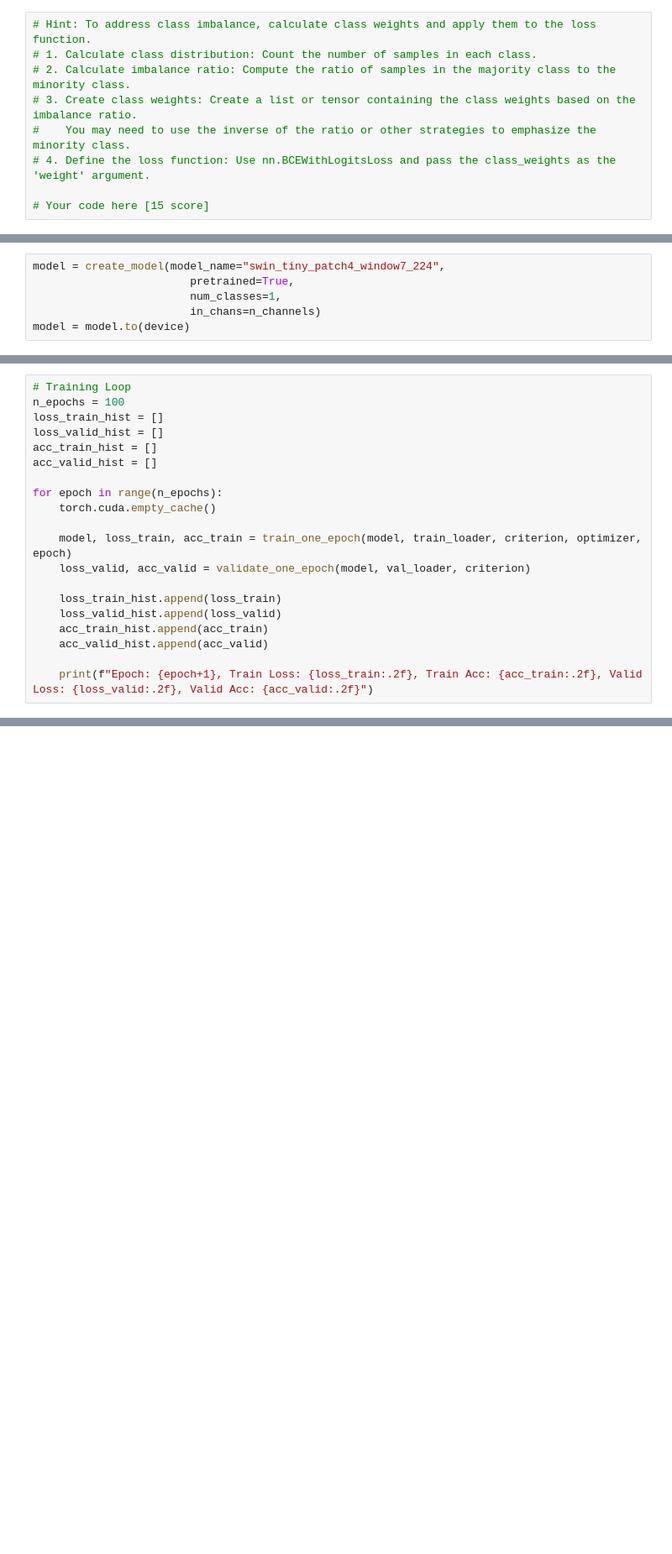
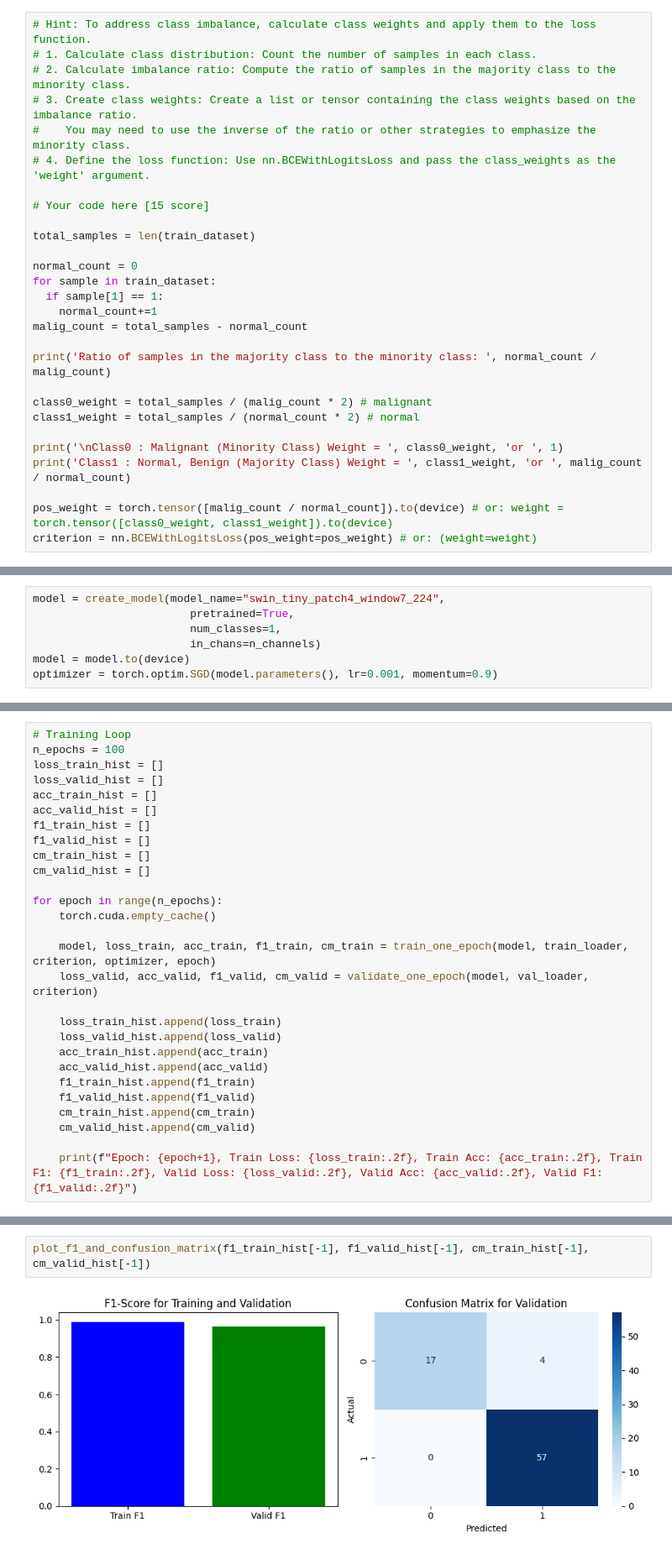
Before and after one commit to amirezzati/iabi, a Jupyter notebook: homeworks/HW5/pract/HW5_BreastMNIST_Classification.ipynb, the cells around one changed output, grey strips where cells are left out. Shown at 84% size. Saved outputs shown, nothing was run; the diff lists cells and outputs as text; blank space fills up the shorter version.

```diff
--- a/homeworks/HW5/pract/HW5_BreastMNIST_Classification.ipynb
+++ b/homeworks/HW5/pract/HW5_BreastMNIST_Classification.ipynb
@@ -452,3 +427,22 @@ To counter this, one approach is to use a weighted loss function during training
 # 4. Define the loss function: Use nn.BCEWithLogitsLoss and pass the class_weights as the 'weight' argument.
 
 # Your code here [15 score]
+
+total_samples = len(train_dataset)
+
+normal_count = 0
+for sample in train_dataset:
+  if sample[1] == 1:
+    normal_count+=1
+malig_count = total_samples - normal_count
+
+print('Ratio of samples in the majority class to the minority class: ', normal_count / malig_count)
+
+class0_weight = total_samples / (malig_count * 2) # malignant
+class1_weight = total_samples / (normal_count * 2) # normal
+
+print('\nClass0 : Malignant (Minority Class) Weight = ', class0_weight, 'or ', 1)
+print('Class1 : Normal, Benign (Majority Class) Weight = ', class1_weight, 'or ', malig_count / normal_count)
+
+pos_weight = torch.tensor([malig_count / normal_count]).to(device) # or: weight = torch.tensor([class0_weight, class1_weight]).to(device)
+criterion = nn.BCEWithLogitsLoss(pos_weight=pos_weight) # or: (weight=weight)
@@ -458,3 +457,4 @@ model = create_model(model_name="swin_tiny_patch4_window7_224",
                         num_classes=1,
                         in_chans=n_channels)
 model = model.to(device)
+optimizer = torch.optim.SGD(model.parameters(), lr=0.001, momentum=0.9)
@@ -465,16 +485,24 @@ loss_train_hist = []
 loss_valid_hist = []
 acc_train_hist = []
 acc_valid_hist = []
+f1_train_hist = []
+f1_valid_hist = []
+cm_train_hist = []
+cm_valid_hist = []
 
 for epoch in range(n_epochs):
     torch.cuda.empty_cache()
 
-    model, loss_train, acc_train = train_one_epoch(model, train_loader, criterion, optimizer, epoch)
-    loss_valid, acc_valid = validate_one_epoch(model, val_loader, criterion)
+    model, loss_train, acc_train, f1_train, cm_train = train_one_epoch(model, train_loader, criterion, optimizer, epoch)
+    loss_valid, acc_valid, f1_valid, cm_valid = validate_one_epoch(model, val_loader, criterion)
 
     loss_train_hist.append(loss_train)
     loss_valid_hist.append(loss_valid)
     acc_train_hist.append(acc_train)
     acc_valid_hist.append(acc_valid)
+    f1_train_hist.append(f1_train)
+    f1_valid_hist.append(f1_valid)
+    cm_train_hist.append(cm_train)
+    cm_valid_hist.append(cm_valid)
 
-    print(f"Epoch: {epoch+1}, Train Loss: {loss_train:.2f}, Train Acc: {acc_train:.2f}, Valid Loss: {loss_valid:.2f}, Valid Acc: {acc_valid:.2f}")
+    print(f"Epoch: {epoch+1}, Train Loss: {loss_train:.2f}, Train Acc: {acc_train:.2f}, Train F1: {f1_train:.2f}, Valid Loss: {loss_valid:.2f}, Valid Acc: {acc_valid:.2f}, Valid F1: {f1_valid:.2f}")
@@ -483,2 +531,6 @@ plot_performance(loss_train_hist, loss_valid_hist, acc_train_hist, acc_valid_his
+# %%
+plot_f1_and_confusion_matrix(f1_train_hist[-1], f1_valid_hist[-1], cm_train_hist[-1], cm_valid_hist[-1])
+# %% [output]
+[figure, added]
 # %%
 evaluate_and_plot_roc(model, test_loader, device)
```
Also changed, not shown: parts of 13 cells of this notebook.
